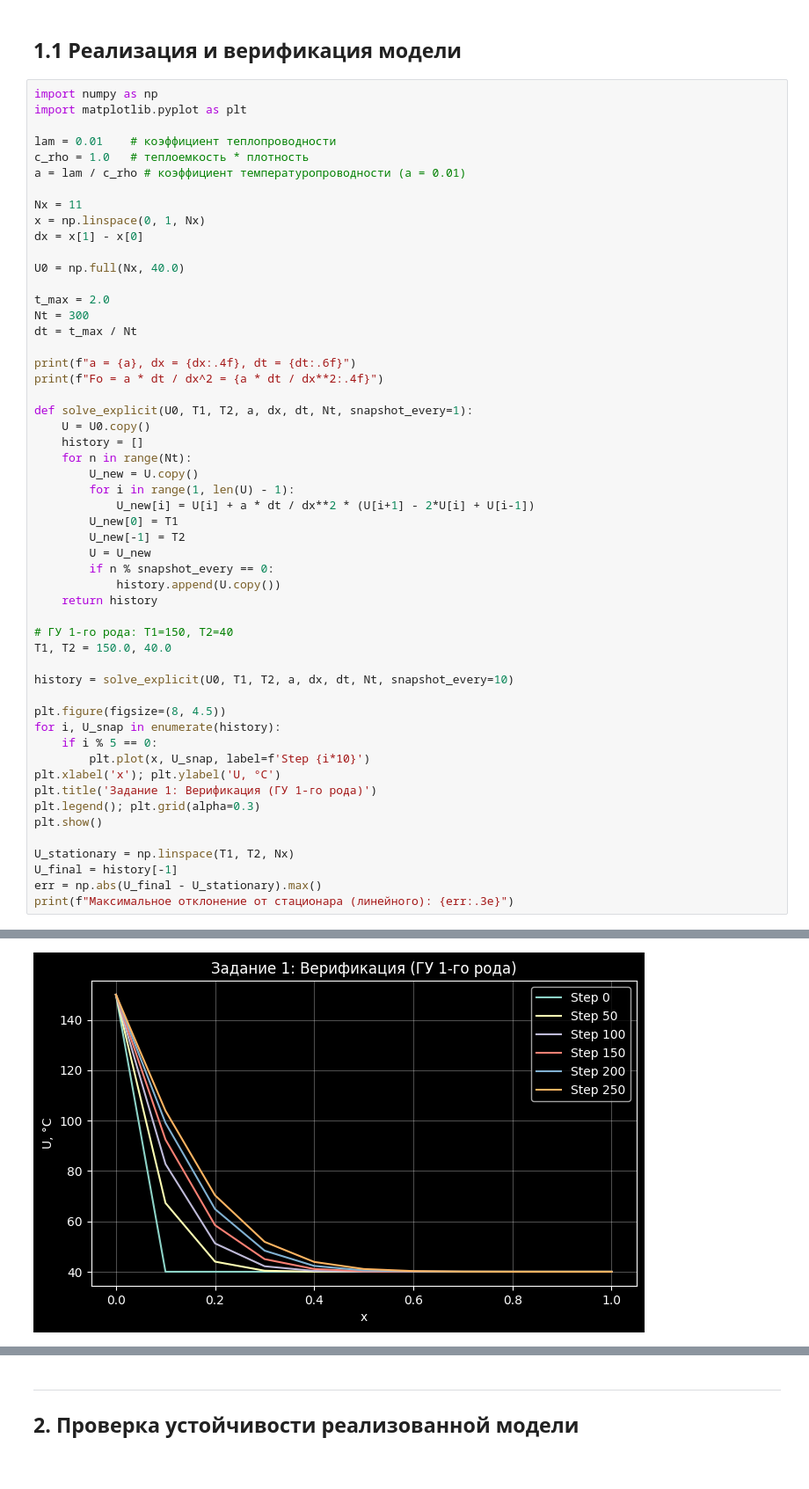
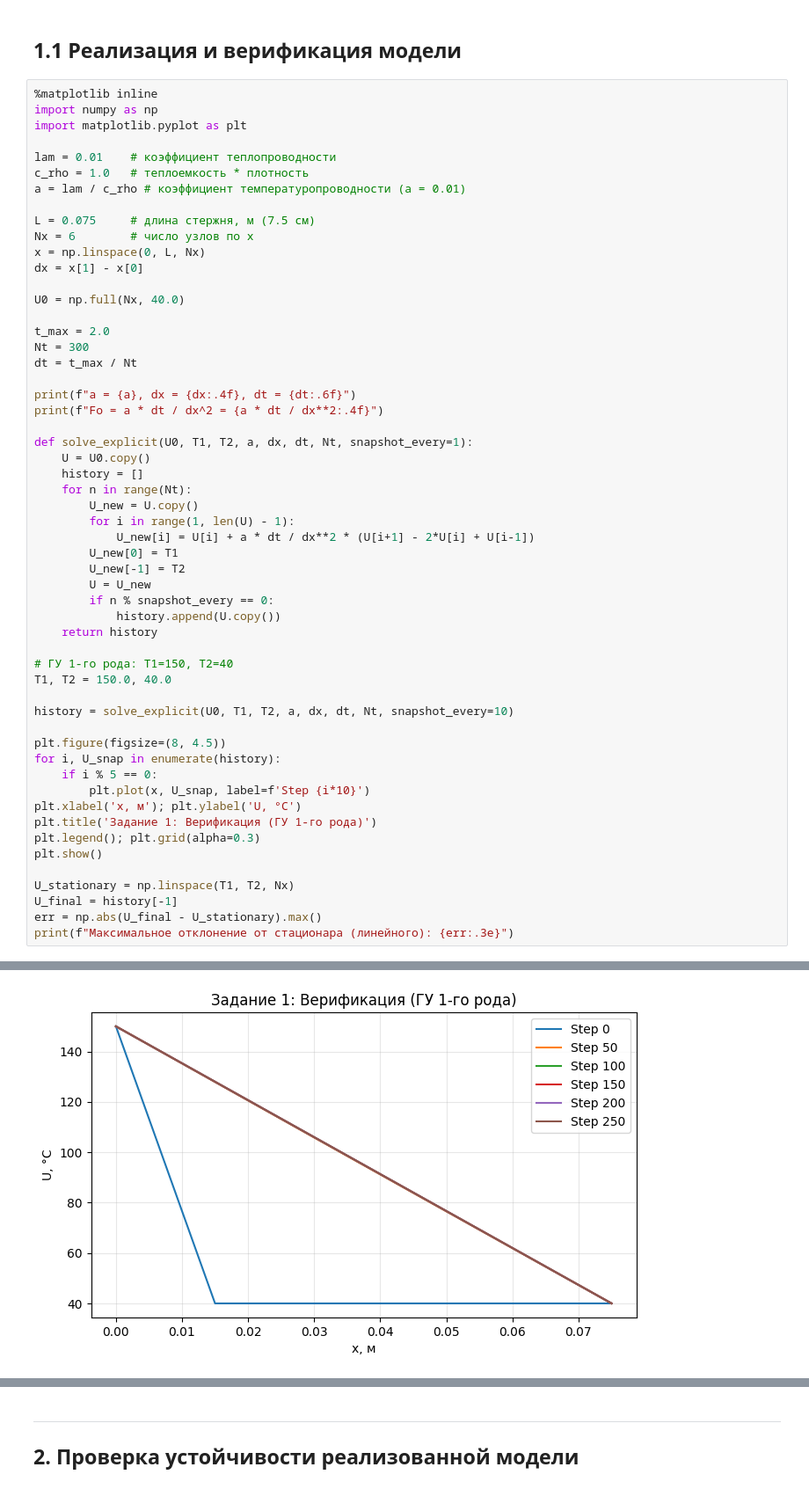
Before and after one commit to ealeksbykova/math-model-python, a Jupyter notebook: solution/Практическое занятие 2 - явная схема.ipynb, the cells around one changed output, grey strips where cells are left out. Shown at 88% size. Saved outputs shown, nothing was run; the diff lists cells and outputs as text.

```diff
--- a/solution/Практическое занятие 2 - явная схема.ipynb
+++ b/solution/Практическое занятие 2 - явная схема.ipynb
@@ -4,6 +4,7 @@
 # %% [markdown]
 ## 1.1 Реализация и верификация модели
 # %%
+%matplotlib inline
 import numpy as np
 import matplotlib.pyplot as plt
 
@@ -11,8 +12,9 @@ lam = 0.01    # коэффициент теплопроводности
 c_rho = 1.0   # теплоемкость * плотность
 a = lam / c_rho # коэффициент температуропроводности (a = 0.01)
 
-Nx = 11
-x = np.linspace(0, 1, Nx)
+L = 0.075     # длина стержня, м (7.5 см)
+Nx = 6        # число узлов по x
+x = np.linspace(0, L, Nx)
 dx = x[1] - x[0]
 
 U0 = np.full(Nx, 40.0)
@@ -47,7 +49,7 @@ plt.figure(figsize=(8, 4.5))
 for i, U_snap in enumerate(history):
     if i % 5 == 0:
         plt.plot(x, U_snap, label=f'Step {i*10}')
-plt.xlabel('x'); plt.ylabel('U, °C')
+plt.xlabel('x, м'); plt.ylabel('U, °C')
 plt.title('Задание 1: Верификация (ГУ 1-го рода)')
 plt.legend(); plt.grid(alpha=0.3)
 plt.show()
@@ -62 +64 @@ Fo = a * dt / dx^2 = 0.0067
-[figure, old version]
+[figure, new version]
```
Also changed, not shown: parts of 5 cells of this notebook, 2 other files.
